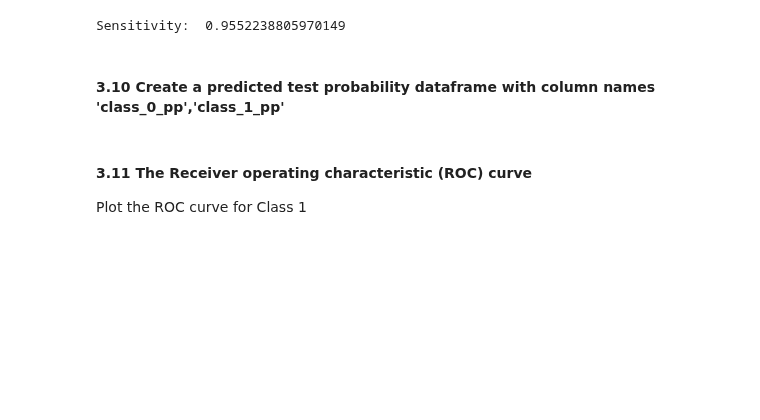
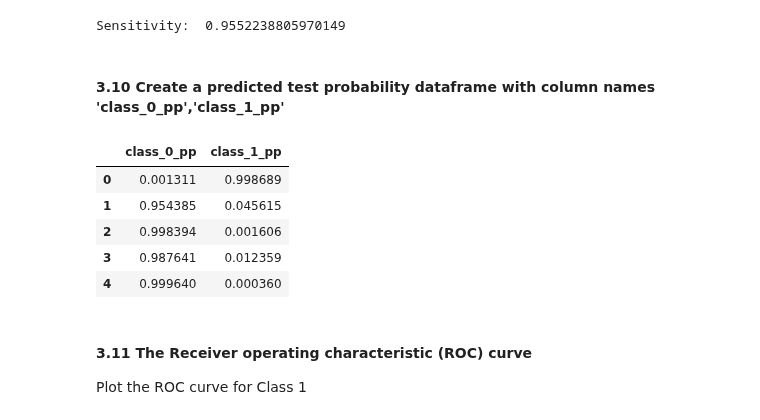
Before and after one commit to LouisMcArdell/IOD-Work, a Jupyter notebook: Labs/Module 5/IOD_Lab_5_1_1.ipynb, the cells around one changed output. Saved outputs shown, nothing was run; the diff lists cells and outputs as text; code cells hidden in the pictures; blank space fills up the shorter version.

```diff
--- a/Labs/Module 5/IOD_Lab_5_1_1.ipynb
+++ b/Labs/Module 5/IOD_Lab_5_1_1.ipynb
@@ -371,9 +316,16 @@ Sensitivity:  0.9552238805970149
 # %%
 # ANSWER
 # Get the predicted probability vector and explicitly name the columns:)
-lr = LogisticRegression()
-lr.fit(X_train, y_train)
-y_pred = lr.predict(X_test)
+predicted_probabilities = lr.predict_proba(X_test)
+pp_df = pd.DataFrame(predicted_probabilities, columns=['class_0_pp', 'class_1_pp'])
+pp_df.head()
+# %% [output]
+|  | class_0_pp | class_1_pp |
+| 0 | 0.001311 | 0.998689 |
+| 1 | 0.954385 | 0.045615 |
+| 2 | 0.998394 | 0.001606 |
+| 3 | 0.987641 | 0.012359 |
+| 4 | 0.999640 | 0.000360 |
 # %% [markdown]
 #### 3.11 The Receiver operating characteristic (ROC) curve
 
```
Also changed, not shown: parts of 4 cells of this notebook, 2 other files.
